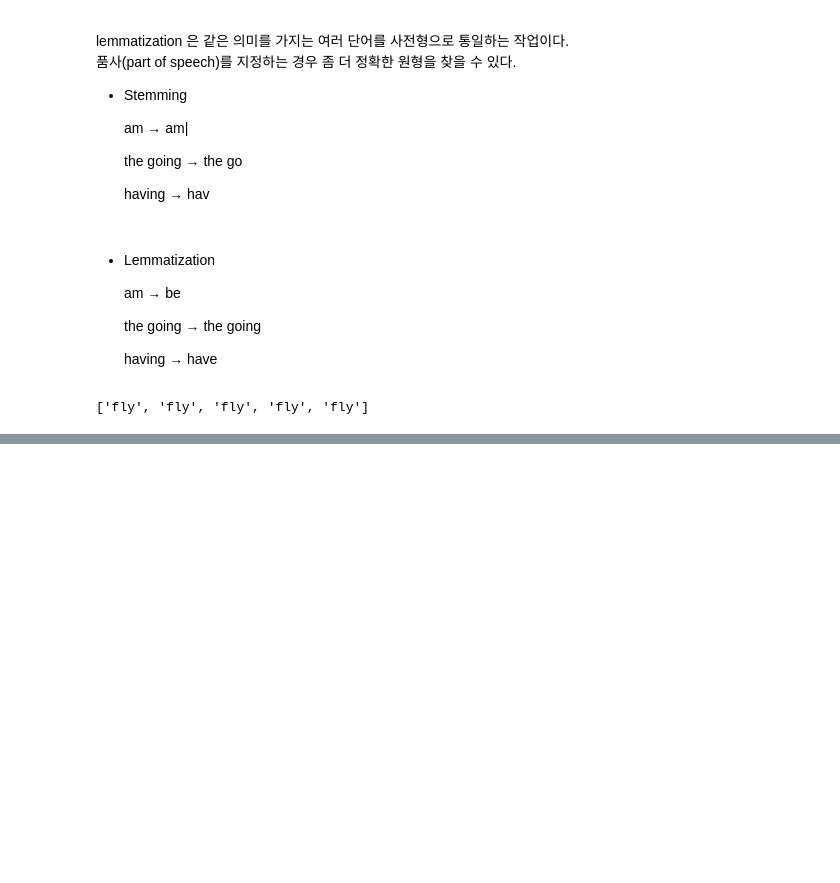
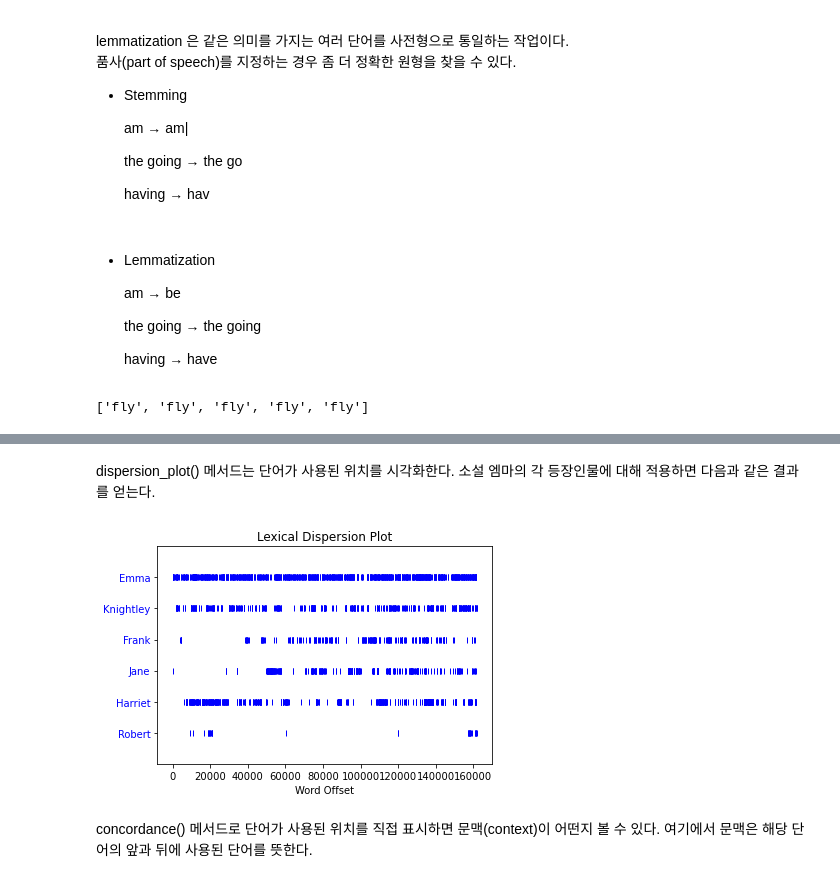
Before and after one commit to peterdesk/nlp1310, a Jupyter notebook: 07_자연어처리활용/01_NLTK_자연어처리패키지.ipynb, the cells around one changed output, grey strips where cells are left out. Saved outputs shown, nothing was run; the diff lists cells and outputs as text; code cells hidden in the pictures; blank space fills up the shorter version.

```diff
--- a/07_자연어처리활용/01_NLTK_자연어처리패키지.ipynb
+++ b/07_자연어처리활용/01_NLTK_자연어처리패키지.ipynb
@@ -197,0 +307,8 @@ lm = WordNetLemmatizer()
+# %% [markdown]
+dispersion_plot() 메서드는 단어가 사용된 위치를 시각화한다. 소설 엠마의 각 등장인물에 대해 적용하면 다음과 같은 결과를 얻는다.
+# %%
+text.dispersion_plot(["Emma", "Knightley", "Frank", "Jane", "Harriet", "Robert"])
+# %% [output]
+[figure, added]
+# %% [markdown]
+concordance() 메서드로 단어가 사용된 위치를 직접 표시하면 문맥(context)이 어떤지 볼 수 있다. 여기에서 문맥은 해당 단어의 앞과 뒤에 사용된 단어를 뜻한다.
```
Also changed, not shown: parts of 33 cells of this notebook.
